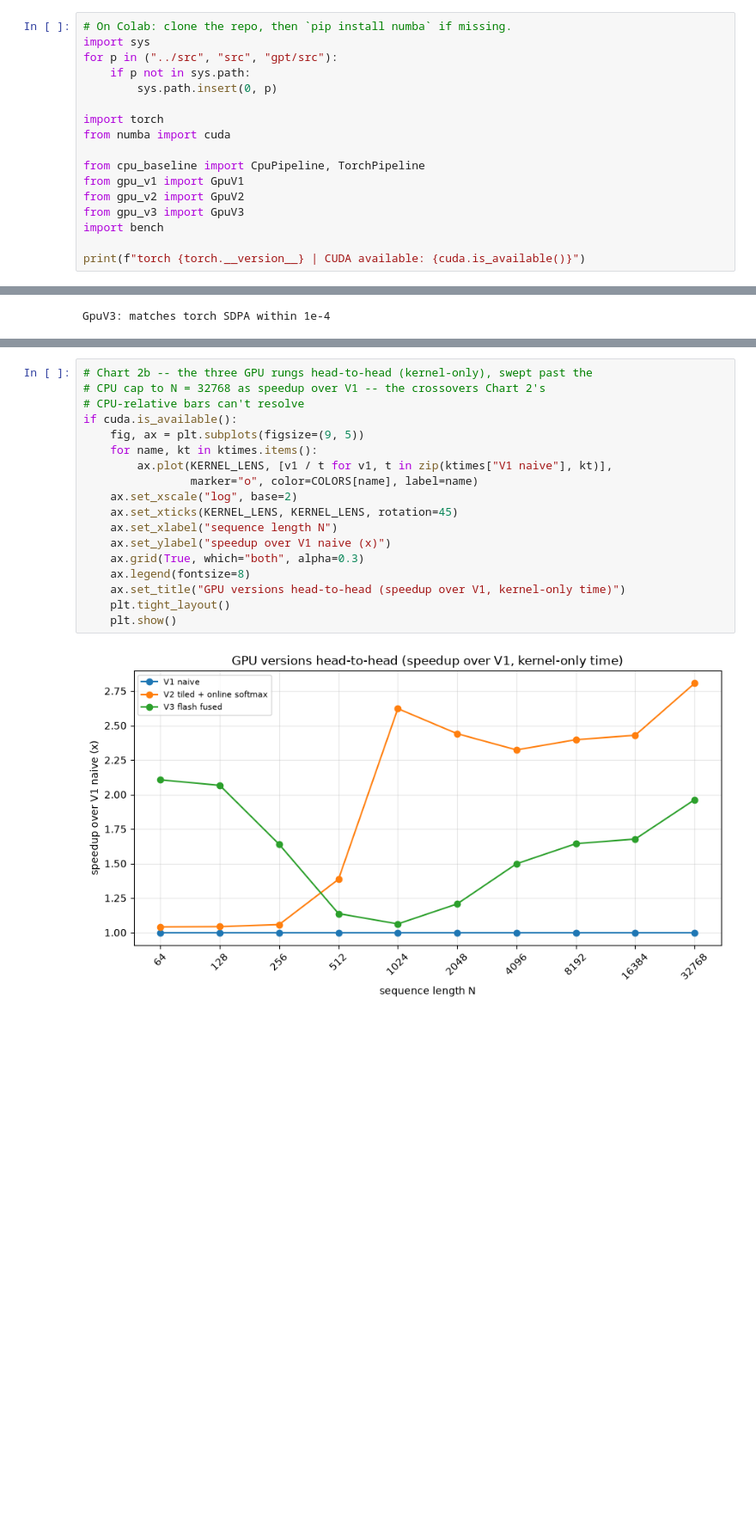
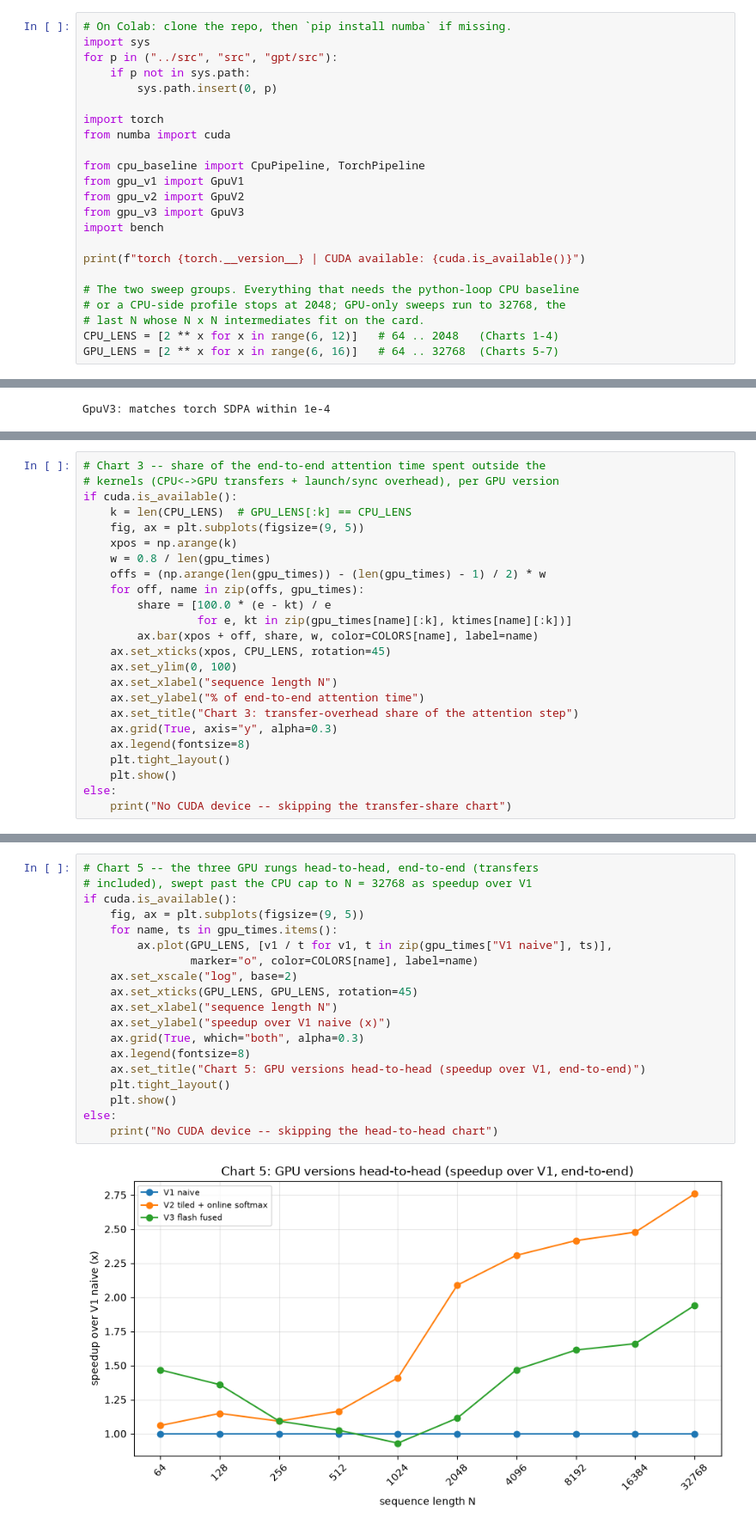
Before and after one commit to LtnLinh/Transformer-Attention-Mechanism, a Jupyter notebook: demo.ipynb, the cells around one changed output, grey strips where cells are left out. Shown at 86% size. Saved outputs shown, nothing was run; the diff lists cells and outputs as text; blank space fills up the shorter version.

```diff
--- a/demo.ipynb
+++ b/demo.ipynb
@@ -31,6 +31,12 @@ from gpu_v3 import GpuV3
 import bench
 
 print(f"torch {torch.__version__} | CUDA available: {cuda.is_available()}")
+
+# The two sweep groups. Everything that needs the python-loop CPU baseline
+# or a CPU-side profile stops at 2048; GPU-only sweeps run to 32768, the
+# last N whose N x N intermediates fit on the card.
+CPU_LENS = [2 ** x for x in range(6, 12)]   # 64 .. 2048   (Charts 1-4)
+GPU_LENS = [2 ** x for x in range(6, 16)]   # 64 .. 32768  (Charts 5-7)
 # %% [output]
 torch 2.12.1+cu130 | CUDA available: True
 # %% [markdown]
@@ -379,0 +336,24 @@ GPU: Tesla T4 | 40 SMs
+# %%
+# Chart 3 -- share of the end-to-end attention time spent outside the
+# kernels (CPU<->GPU transfers + launch/sync overhead), per GPU version
+if cuda.is_available():
+    k = len(CPU_LENS)  # GPU_LENS[:k] == CPU_LENS
+    fig, ax = plt.subplots(figsize=(9, 5))
+    xpos = np.arange(k)
+    w = 0.8 / len(gpu_times)
+    offs = (np.arange(len(gpu_times)) - (len(gpu_times) - 1) / 2) * w
+    for off, name in zip(offs, gpu_times):
+        share = [100.0 * (e - kt) / e
+                 for e, kt in zip(gpu_times[name][:k], ktimes[name][:k])]
+        ax.bar(xpos + off, share, w, color=COLORS[name], label=name)
+    ax.set_xticks(xpos, CPU_LENS, rotation=45)
+    ax.set_ylim(0, 100)
+    ax.set_xlabel("sequence length N")
+    ax.set_ylabel("% of end-to-end attention time")
+    ax.set_title("Chart 3: transfer-overhead share of the attention step")
+    ax.grid(True, axis="y", alpha=0.3)
+    ax.legend(fontsize=8)
+    plt.tight_layout()
+    plt.show()
+else:
+    print("No CUDA device -- skipping the transfer-share chart")
@@ -424,23 +391,24 @@ if cuda.is_available():
 # %%
-# Chart 2b -- the three GPU rungs head-to-head (kernel-only), swept past the
-# CPU cap to N = 32768 as speedup over V1 -- the crossovers Chart 2's
-# CPU-relative bars can't resolve
+# Chart 5 -- the three GPU rungs head-to-head, end-to-end (transfers
+# included), swept past the CPU cap to N = 32768 as speedup over V1
 if cuda.is_available():
     fig, ax = plt.subplots(figsize=(9, 5))
-    for name, kt in ktimes.items():
-        ax.plot(KERNEL_LENS, [v1 / t for v1, t in zip(ktimes["V1 naive"], kt)],
+    for name, ts in gpu_times.items():
+        ax.plot(GPU_LENS, [v1 / t for v1, t in zip(gpu_times["V1 naive"], ts)],
                 marker="o", color=COLORS[name], label=name)
     ax.set_xscale("log", base=2)
-    ax.set_xticks(KERNEL_LENS, KERNEL_LENS, rotation=45)
+    ax.set_xticks(GPU_LENS, GPU_LENS, rotation=45)
     ax.set_xlabel("sequence length N")
     ax.set_ylabel("speedup over V1 naive (x)")
     ax.grid(True, which="both", alpha=0.3)
     ax.legend(fontsize=8)
-    ax.set_title("GPU versions head-to-head (speedup over V1, kernel-only time)")
+    ax.set_title("Chart 5: GPU versions head-to-head (speedup over V1, end-to-end)")
     plt.tight_layout()
     plt.show()
+else:
+    print("No CUDA device -- skipping the head-to-head chart")
 # %% [output]
-[figure, old version]
+[figure, new version]
 # %% [markdown]
 ## Measured kernel performance and hardware utilization
 
```
Also changed, not shown: parts of 19 cells of this notebook, 1 other file.
